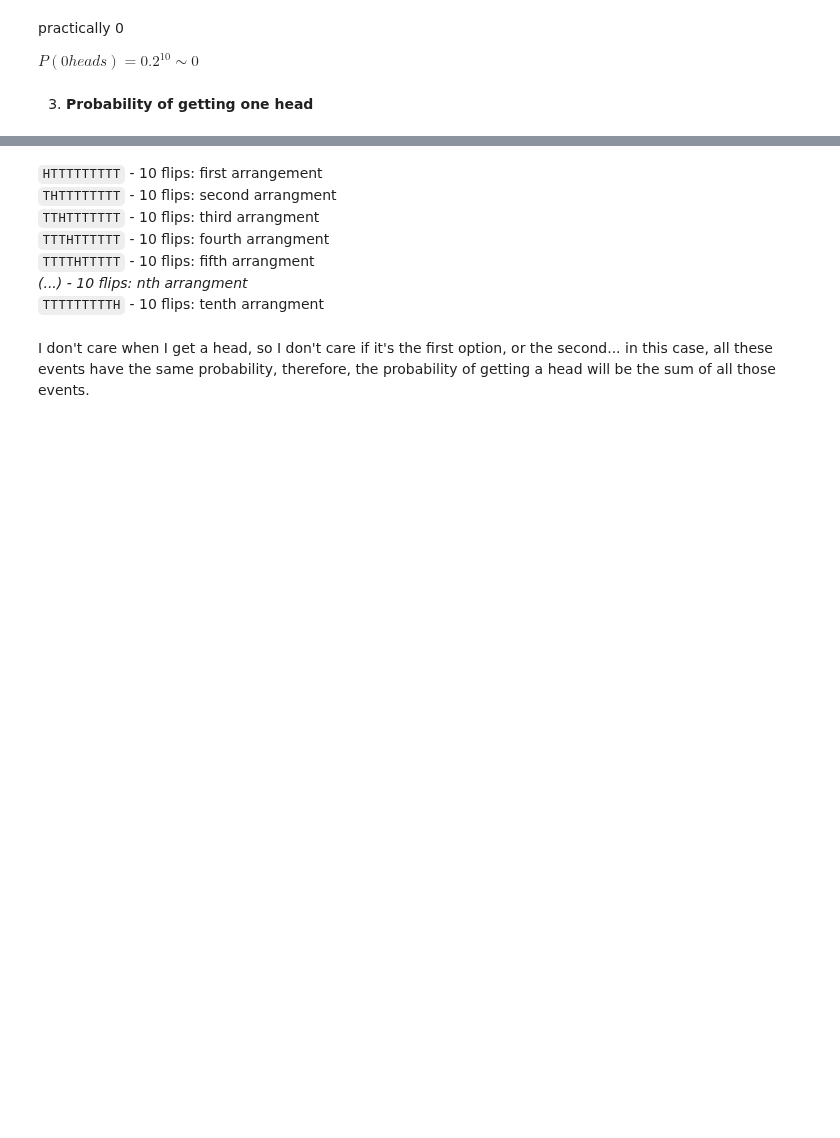
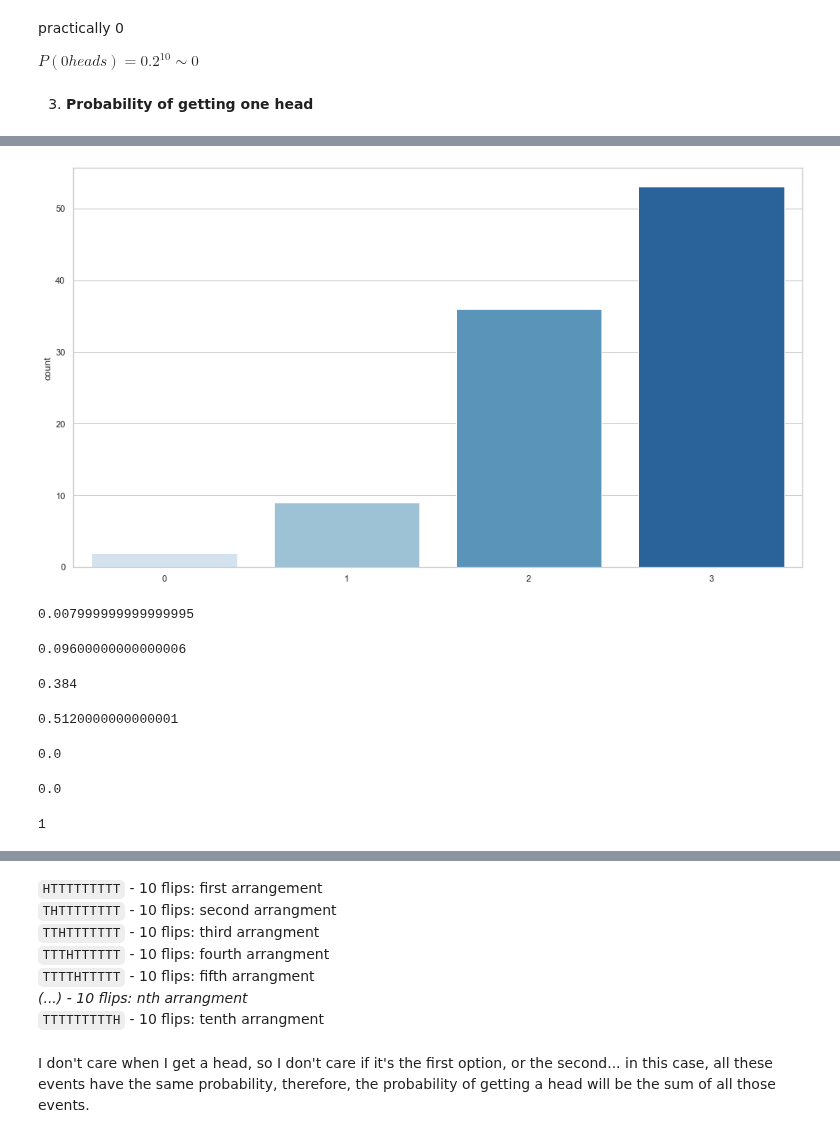
Before and after one commit to Ironhack-data-bcn-oct-2023/lectures, a Jupyter notebook: week-5/03 - Distributions I - Discrete.ipynb, the cells around one changed output, grey strips where cells are left out. Cells and saved outputs as stored; diff of their text form; code cells hidden in the pictures; blank space fills up the shorter version.

```diff
--- a/week-5/03 - Distributions I - Discrete.ipynb
+++ b/week-5/03 - Distributions I - Discrete.ipynb
@@ -174,0 +369,13 @@ $P(0 heads) = 0.2^{10} \sim 0$
+# %%
+from scipy.stats import binom
+
+N = 3
+p = 0.8
+
+my_binomial = binom(N, p)
+######################
+my_binomial_experiment = my_binomial.rvs(100) # The experiment itself: Creating an experiment based on those conditions
+my_binomial_experiment
+sns.countplot(x = my_binomial_experiment, palette="Blues");  # TEN times I got 3 heads
+# %% [output]
+[figure, added]
@@ -174,0 +387,25 @@ $P(0 heads) = 0.2^{10} \sim 0$
+# %%
+my_binomial.pmf(0) # How likely is it you get 0/3 heads when flipping 3 coins
+# %% [output]
+0.007999999999999995
+# %%
+#my_binomial.rvs(10000)
+my_binomial.pmf(1)
+# %% [output]
+0.09600000000000006
+# %%
+my_binomial.pmf(2) # Expected probability of getting 2/3 heads by flipping THREE COINS(N) ONCE
+# %% [output]
+0.384
+# %%
+my_binomial.pmf(3) # 3 heads out of 3
+# %% [output]
+0.5120000000000001
+# %%
+my_binomial.pmf(4) # 4 heads out of 3
+# %% [output]
+0.0
+# %%
+my_binomial.pmf(-1)
+# %% [output]
+0.0
@@ -174,0 +414,5 @@ $P(0 heads) = 0.2^{10} \sim 0$
+# %%
+total_likelihood_of_events  = my_binomial.pmf(0) + my_binomial.pmf(1) + my_binomial.pmf(2) + my_binomial.pmf(3)
+round(total_likelihood_of_events)
+# %% [output]
+1
```
Also changed, not shown: parts of 72 cells of this notebook, 1 other file.
